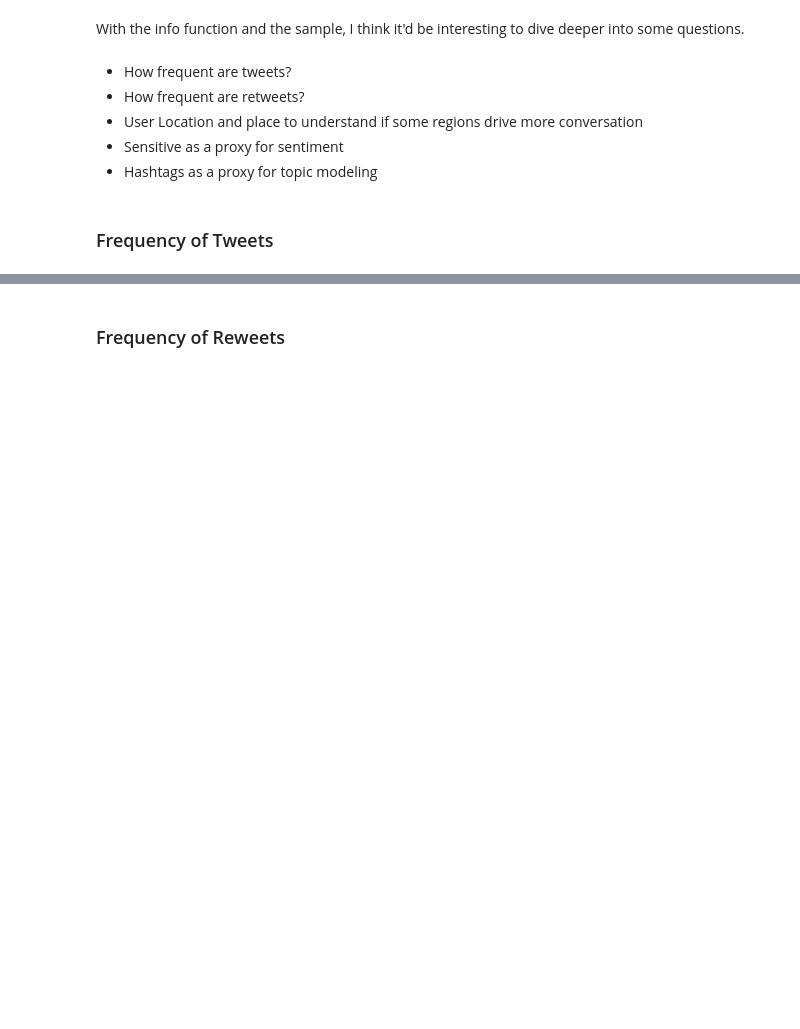
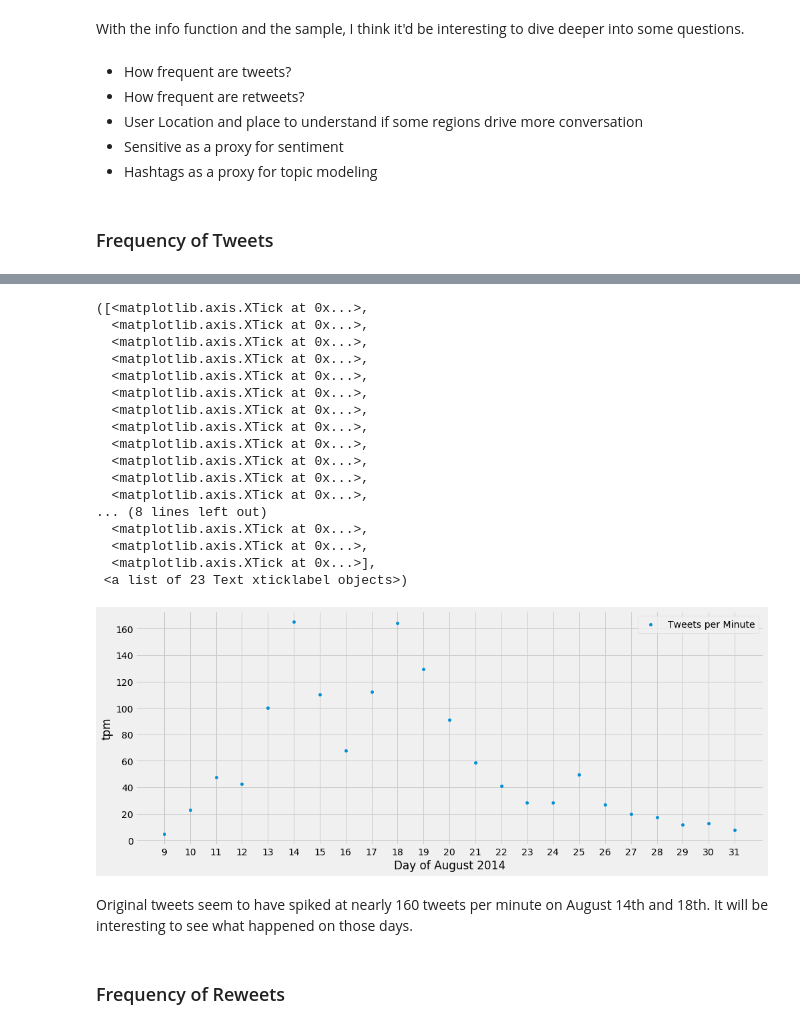
Before and after one commit to opardo/BlackLivesMatter, a Jupyter notebook: EDA/EDA_Jose.ipynb, the cells around one changed output, grey strips where cells are left out. Cells and saved outputs as stored; diff of their text form; code cells hidden in the pictures; blank space fills up the shorter version.

Commit message:
Fix the interactive plots

```diff
--- a/EDA/EDA_Jose.ipynb
+++ b/EDA/EDA_Jose.ipynb
@@ -76,3 +98,35 @@ select EXTRACT(DATE from created_at) as date, count(*) as count_tweets,
+# %%
+df_ft = df_ft[8:]
+ax = df_ft.plot(x='day_of_tweet',
+             y='tpm',
+             kind='scatter',
+             figsize=(15,6),
+             label='Tweets per Minute')
+plt.xlabel('Day of August 2014')
+
+xticks = np.arange(9,32,1)
+plt.xticks(xticks)
+# %% [output]
+([<matplotlib.axis.XTick at 0x...>,
+  <matplotlib.axis.XTick at 0x...>,
+  <matplotlib.axis.XTick at 0x...>,
+  <matplotlib.axis.XTick at 0x...>,
+  <matplotlib.axis.XTick at 0x...>,
+  <matplotlib.axis.XTick at 0x...>,
+  <matplotlib.axis.XTick at 0x...>,
+  <matplotlib.axis.XTick at 0x...>,
+  <matplotlib.axis.XTick at 0x...>,
+  <matplotlib.axis.XTick at 0x...>,
+  <matplotlib.axis.XTick at 0x...>,
+  <matplotlib.axis.XTick at 0x...>,
+... (8 lines left out)
+  <matplotlib.axis.XTick at 0x...>,
+  <matplotlib.axis.XTick at 0x...>,
+  <matplotlib.axis.XTick at 0x...>],
+ <a list of 23 Text xticklabel objects>)
+[figure, added]
+# %% [markdown]
+Original tweets seem to have spiked at nearly 160 tweets per minute on August 14th and 18th. It will be interesting to see what happened on those days.
 # %% [markdown]
 ### Frequency of Reweets
 # %%
```
Also changed, not shown: parts of 48 cells of this notebook.
